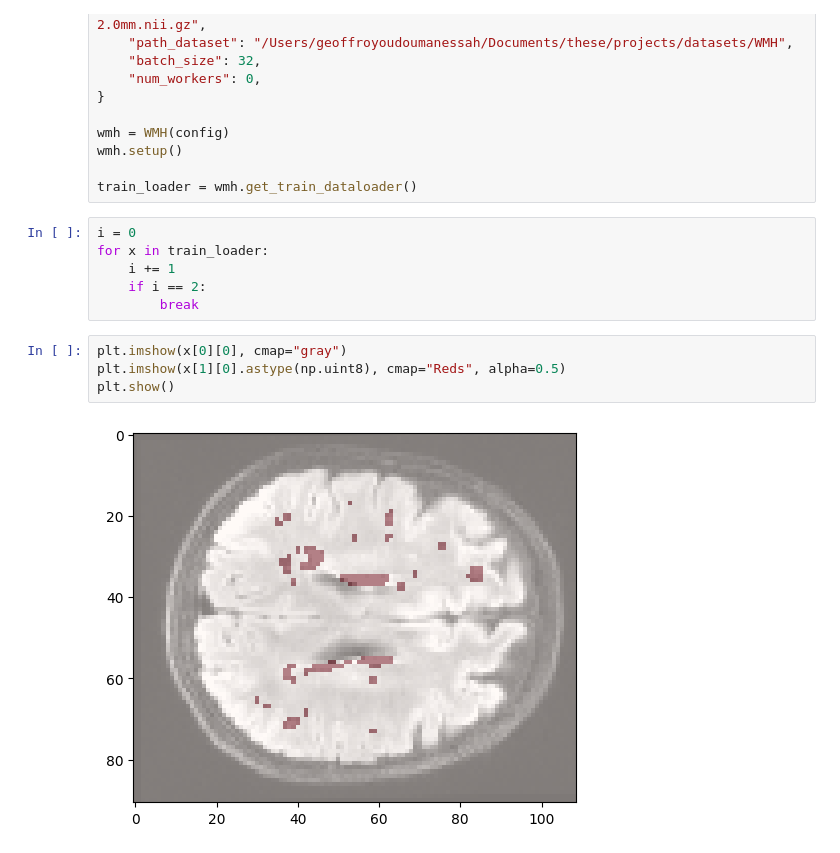
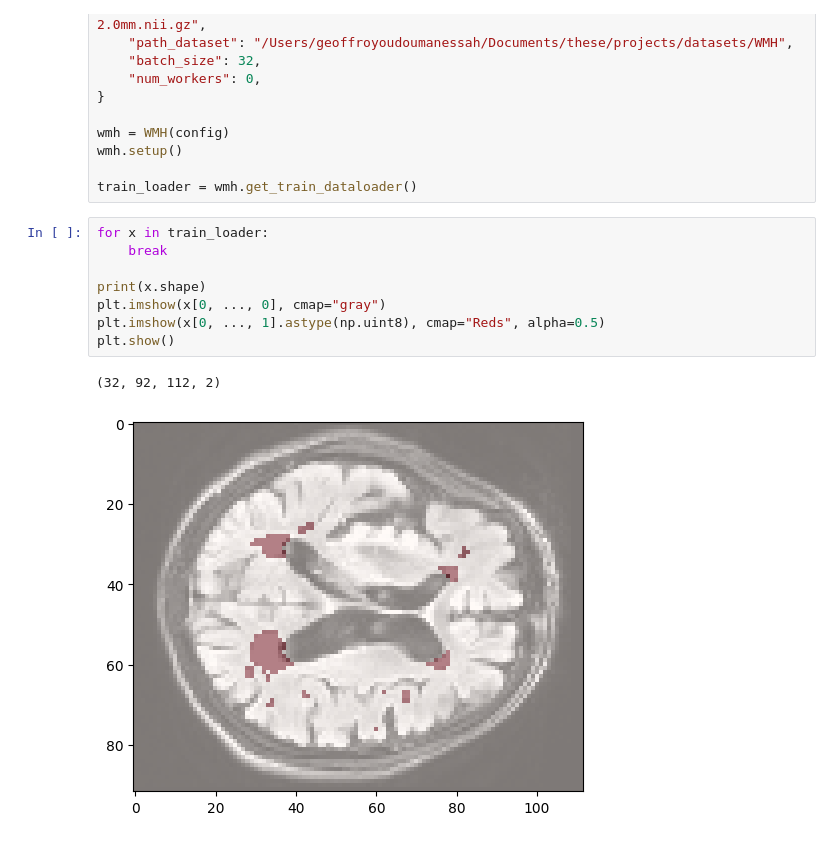
Before and after one commit to jcopo/diffuse, a Jupyter notebook: sandbox_geoffroy.ipynb, the cells around one changed output. Saved outputs shown, nothing was run; the diff lists cells and outputs as text.

```diff
--- a/sandbox_geoffroy.ipynb
+++ b/sandbox_geoffroy.ipynb
@@ -134,15 +22,14 @@ wmh = WMH(config)
 wmh.setup()
 
 train_loader = wmh.get_train_dataloader()
-# %%
-i = 0
-for x in train_loader:
-    i += 1
-    if i == 2:
-        break
 # %%
-plt.imshow(x[0][0], cmap="gray")
-plt.imshow(x[1][0].astype(np.uint8), cmap="Reds", alpha=0.5)
+for x in train_loader:
+    break
+
+print(x.shape)
+plt.imshow(x[0, ..., 0], cmap="gray")
+plt.imshow(x[0, ..., 1].astype(np.uint8), cmap="Reds", alpha=0.5)
 plt.show()
 # %% [output]
+(32, 92, 112, 2)
-[figure, old version]
+[figure, new version]
```
Also changed, not shown: parts of 3 cells of this notebook.
